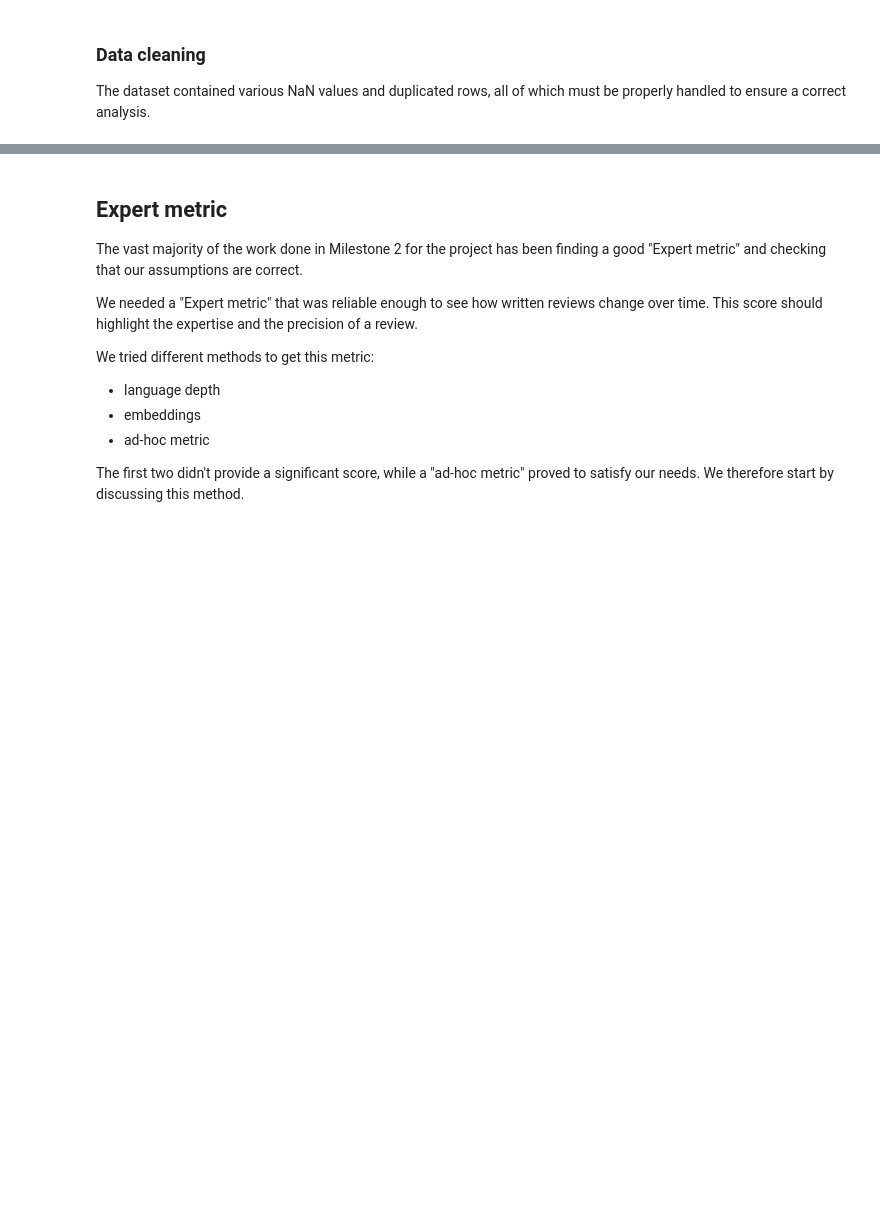
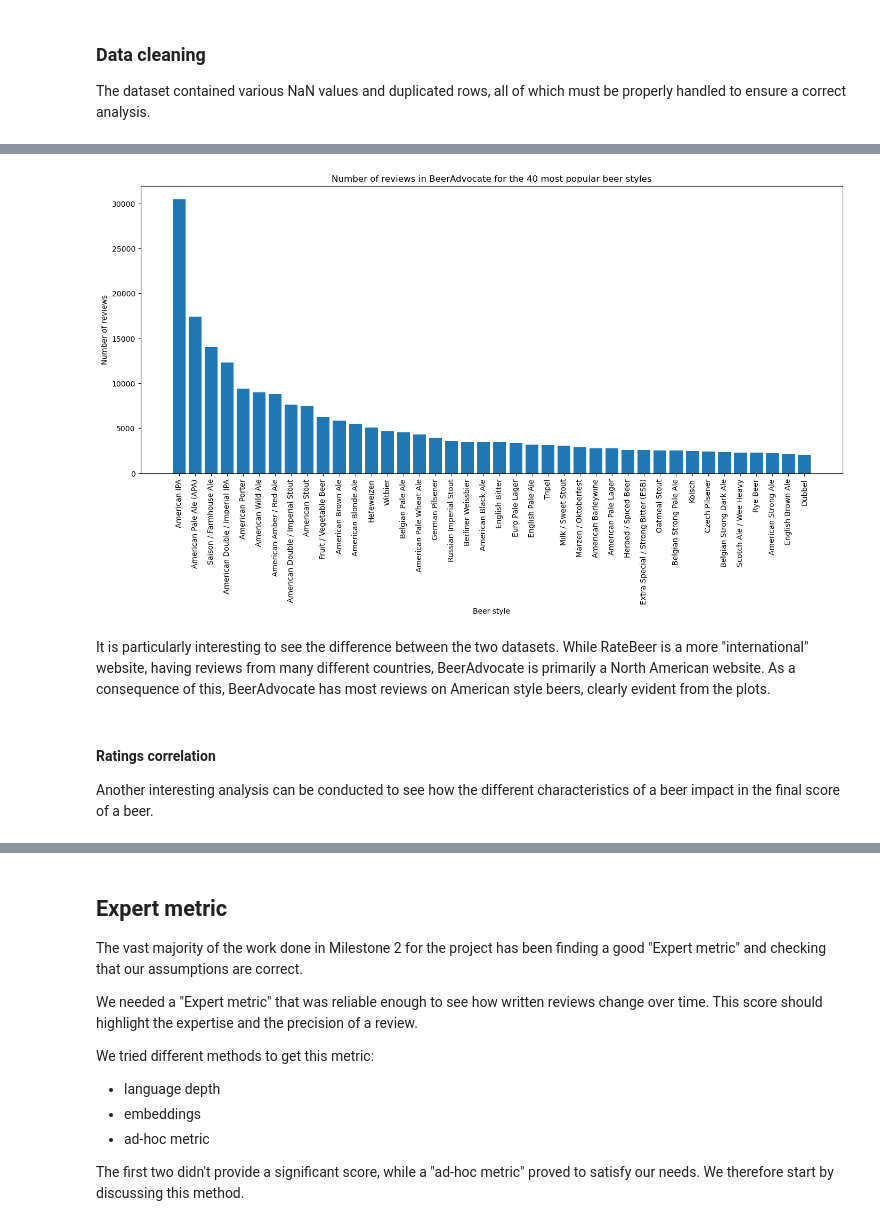
Before and after one commit to nada401/brewing-knowledge, a Jupyter notebook: results.ipynb, the cells around one changed output, grey strips where cells are left out. Cells and saved outputs as stored; diff of their text form; code cells hidden in the pictures; blank space fills up the shorter version.

```diff
--- a/results.ipynb
+++ b/results.ipynb
@@ -133,0 +181,22 @@ The extensive process is shown in the notebook:
+# %%
+beers_BA = pd.read_csv(os.path.join(path_BA, 'beers.csv'))
+
+top_40_styles_BA = beers_BA['style'].value_counts().head(40)
+
+fig  = plt.figure(figsize=(17,7))
+# plt.bar(beers_RB['style'].value_counts().index, beers_RB['style'].value_counts())
+plt.bar(top_40_styles_BA.index, top_40_styles_BA.values)
+plt.xticks(rotation=90)
+plt.title('Number of reviews in BeerAdvocate for the 40 most popular beer styles')
+plt.ylabel('Number of reviews')
+plt.xlabel('Beer style')
+plt.show()
+# %% [output]
+[figure, added]
+# %% [markdown]
+It is particularly interesting to see the difference between the two datasets.
+While RateBeer is a more "international" website, having reviews from many different countries, BeerAdvocate is primarily a North American website. As a consequence of this, BeerAdvocate has most reviews on American style beers, clearly evident from the plots.
+# %% [markdown]
+#### Ratings correlation
+
+Another interesting analysis can be conducted to see how the different characteristics of a beer impact in the final score of a beer.
```
Also changed, not shown: parts of 17 cells of this notebook.
